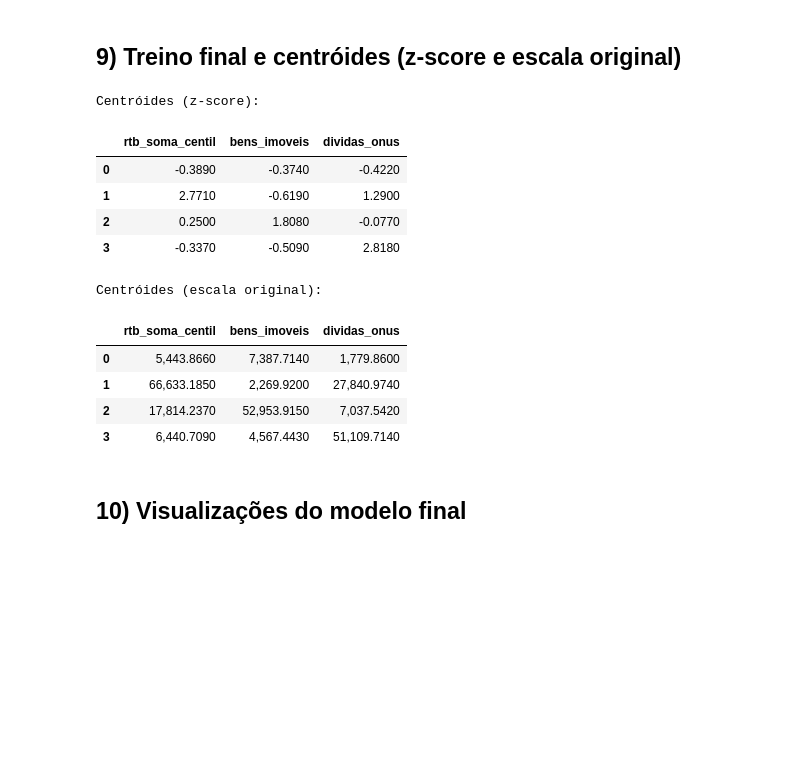
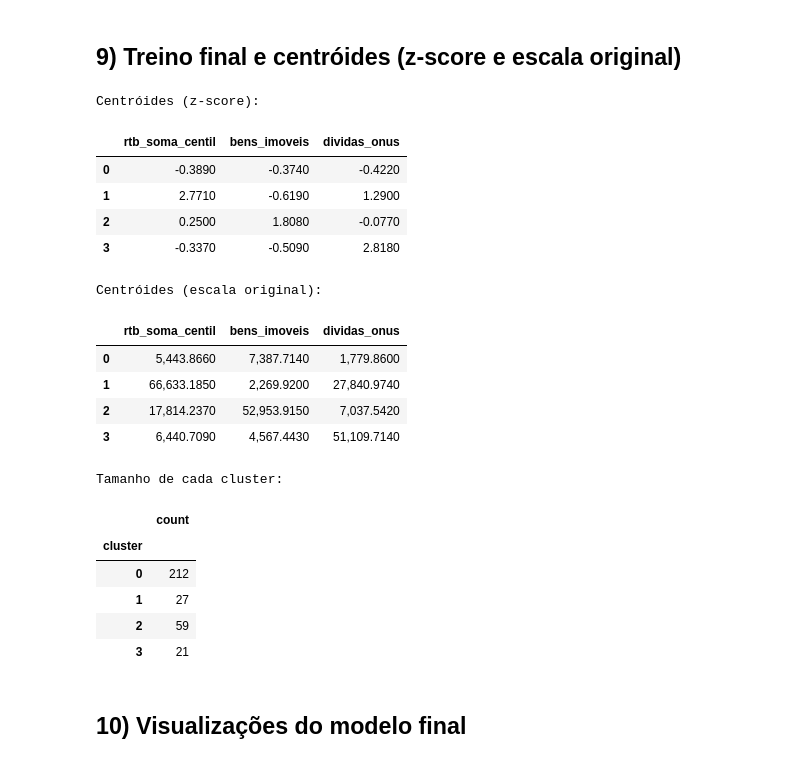
Before and after one commit to PadawanXXVI/kmeans-3d-cluster, a Jupyter notebook: notebooks/02_amns_kmeans.ipynb, the cells around one changed output. Saved outputs shown, nothing was run; the diff lists cells and outputs as text; code cells hidden in the pictures; blank space fills up the shorter version.

```diff
--- a/notebooks/02_amns_kmeans.ipynb
+++ b/notebooks/02_amns_kmeans.ipynb
@@ -290,29 +295,40 @@ k final escolhido: 4
 # %%
 km_final = KMeans(n_clusters=best_k, n_init=N_INIT, max_iter=MAX_ITER, random_state=RANDOM_STATE)
 labels_final = km_final.fit_predict(Xz)
 centroids_z = km_final.cluster_centers_
 centroids   = scaler.inverse_transform(centroids_z)
 
 df_labeled = df.copy()
 df_labeled["cluster"] = labels_final
 
 print("Centróides (z-score):")
 display(pd.DataFrame(centroids_z, columns=COLS).round(3))
 print("Centróides (escala original):")
 display(pd.DataFrame(centroids, columns=COLS).round(3))
+
+# Tamanho de cada cluster
+print("Tamanho de cada cluster:")
+display(df_labeled["cluster"].value_counts().sort_index().rename("count").to_frame())
 # %% [output]
 Centróides (z-score):
 |  | rtb_soma_centil | bens_imoveis | dividas_onus |
 | 0 | -0.3890 | -0.3740 | -0.4220 |
 | 1 | 2.7710 | -0.6190 | 1.2900 |
 | 2 | 0.2500 | 1.8080 | -0.0770 |
 | 3 | -0.3370 | -0.5090 | 2.8180 |
 Centróides (escala original):
 |  | rtb_soma_centil | bens_imoveis | dividas_onus |
 | 0 | 5,443.8660 | 7,387.7140 | 1,779.8600 |
 | 1 | 66,633.1850 | 2,269.9200 | 27,840.9740 |
 | 2 | 17,814.2370 | 52,953.9150 | 7,037.5420 |
 | 3 | 6,440.7090 | 4,567.4430 | 51,109.7140 |
+Tamanho de cada cluster:
+|  | count |
+| cluster |  |
+| 0 | 212 |
+| 1 | 27 |
+| 2 | 59 |
+| 3 | 21 |
 # %% [markdown]
 ## 10) Visualizações do modelo final
 # %% [markdown]
```
Also changed, not shown: parts of 9 cells of this notebook.
